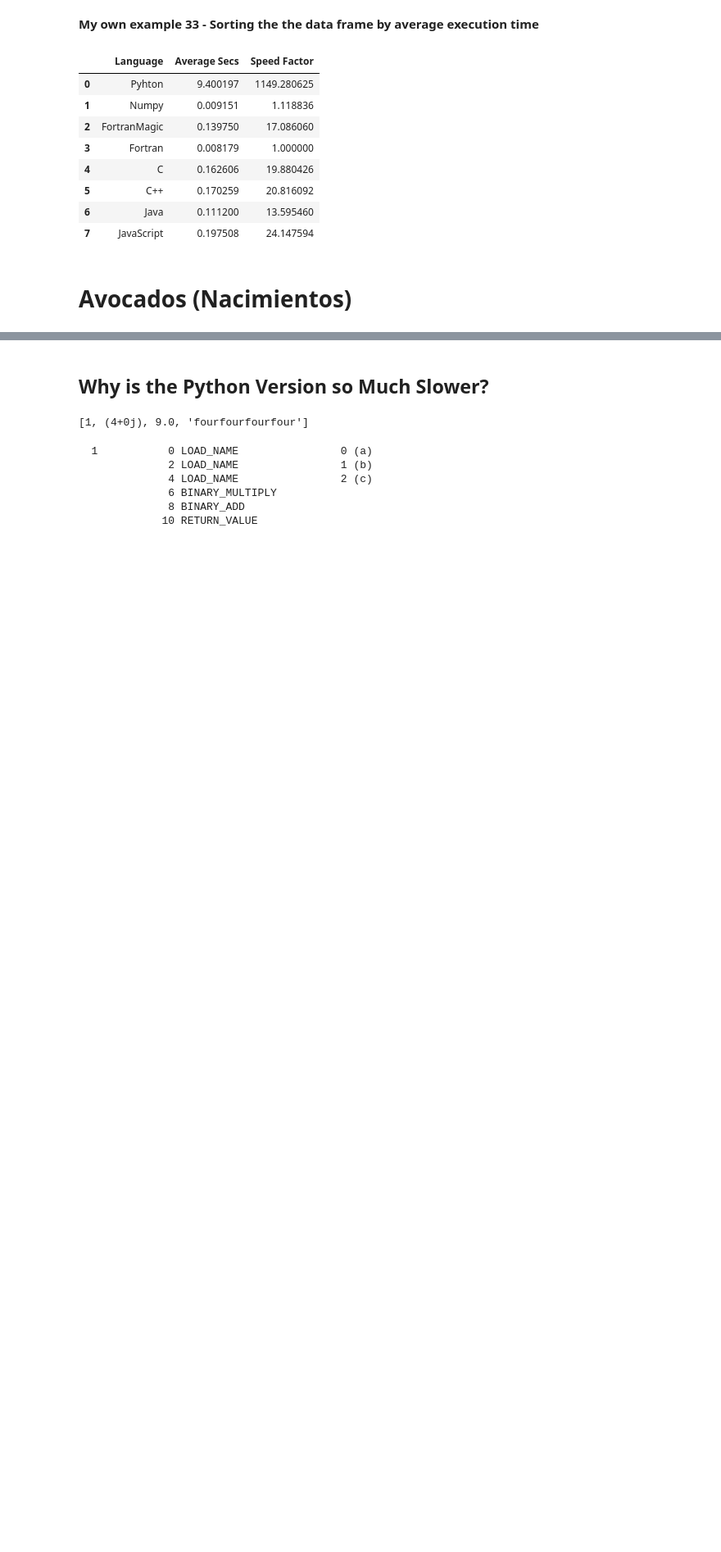
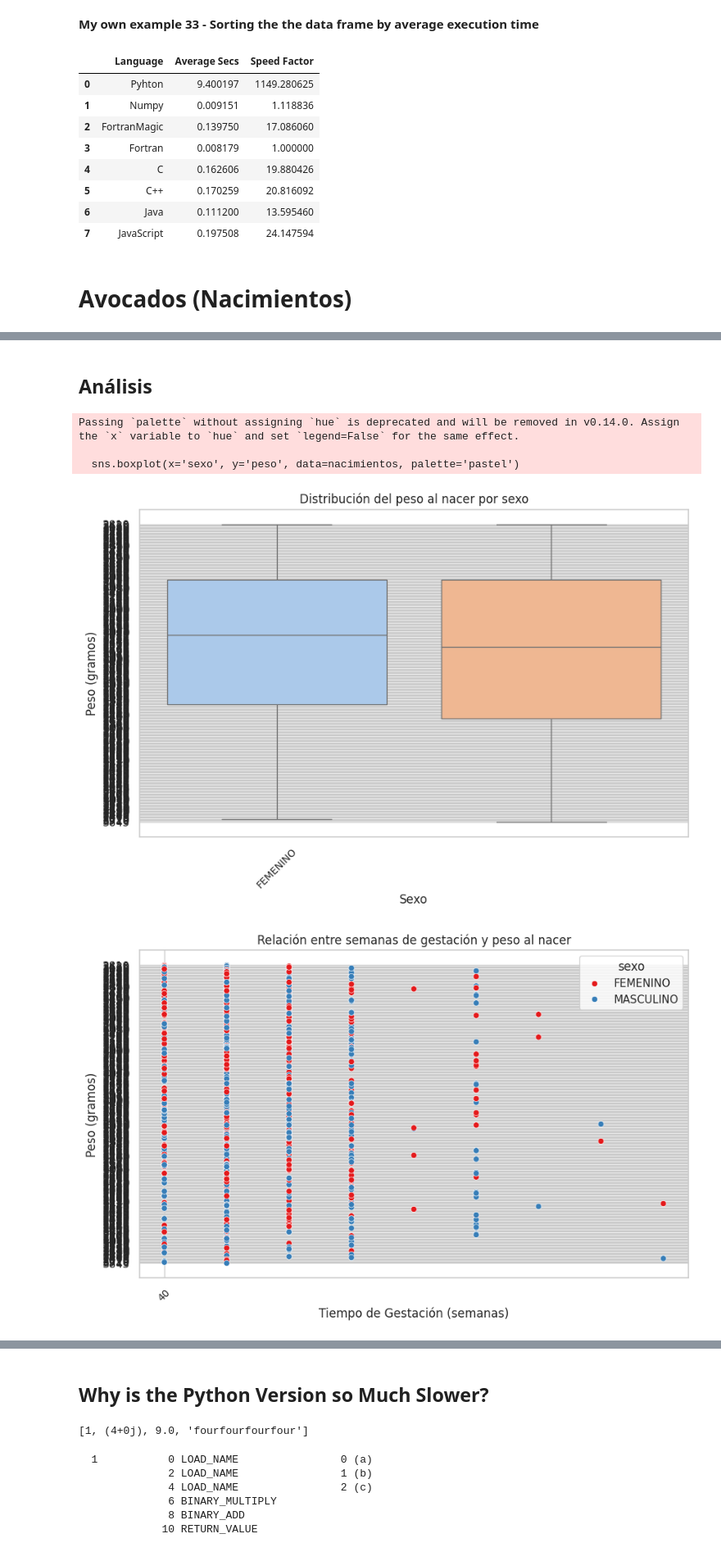
Before and after one commit to isilvao/MetNumUN2024I, a Jupyter notebook: Lab2/isilvao_Lab2.ipynb, the cells around one changed output, grey strips where cells are left out. Shown at 82% size. Cells and saved outputs as stored; diff of their text form; code cells hidden in the pictures; blank space fills up the shorter version.

```diff
--- a/Lab2/isilvao_Lab2.ipynb
+++ b/Lab2/isilvao_Lab2.ipynb
@@ -1032,0 +1022,9 @@ nacimientos.head()
+# %%
+import pandas as pd
+import requests
+
+response = requests.get("https://www.datos.gov.co/resource/ttnc-9dzn.json")
+data = response.json()
+
+nacimientos = pd.DataFrame(data)
+nacimientos.head()
@@ -1032,0 +1038,51 @@ nacimientos.head()
+# %% [markdown]
+## Análisis
+# %%
+import matplotlib.pyplot as plt
+import seaborn as sns
+from statistics import mean
+
+# Perform similar analyses on this new data
+# 1. Distribution of birth weight by sex
+plt.figure(figsize=(10, 6))
+sns.boxplot(x='sexo', y='peso', data=nacimientos, palette='pastel')
+plt.title('Distribución del peso al nacer por sexo')
+plt.xlabel('Sexo')
+plt.ylabel('Peso (gramos)')
+plt.xticks(rotation=45, fontsize=10)
+plt.gca().set_xticks(plt.gca().get_xticks()[::100000])  # Muestra cada segunda etiqueta
+plt.show()
+
+# 2. Relationship between weeks of gestation and birth weight
+plt.figure(figsize=(10, 6))
+sns.scatterplot(x='tiempo_gestaci_n', y='peso', hue='sexo', data=nacimientos, palette='Set1')
+plt.title('Relación entre semanas de gestación y peso al nacer')
+plt.xlabel('Tiempo de Gestación (semanas)')
+plt.ylabel('Peso (gramos)')
+plt.xticks(rotation=45, fontsize=10)
+plt.gca().set_xticks(plt.gca().get_xticks()[::100000])  # Muestra cada segunda etiqueta
+plt.show()
+
+# 3. Age of mother vs birth weight by type of birth
+plt.figure(figsize=(10, 6))
+sns.scatterplot(x='edad_madre', y='peso', hue='tipo_parto', style='sexo', data=nacimientos, palette='husl')
+plt.title('Edad de la madre vs. Peso al nacer por tipo de parto')
+plt.xlabel('Edad de la madre')
+plt.ylabel('Peso (gramos)')
+plt.xticks(rotation=45, fontsize=10)
+plt.gca().set_xticks(plt.gca().get_xticks()[::100000])  # Muestra cada segunda etiqueta
+plt.show()
+
+# 4. Prenatal consultations by type of birth
+plt.figure(figsize=(10, 6))
+sns.boxplot(x='tipo_parto', y='n_mero_consultas_prenatales', data=nacimientos, palette='viridis')
+plt.title('Número de consultas prenatales por tipo de parto')
+plt.xlabel('Tipo de Parto')
+plt.ylabel('Número de Consultas Prenatales')
+plt.show()
+# %% [output]
+Passing `palette` without assigning `hue` is deprecated and will be removed in v0.14.0. Assign the `x` variable to `hue` and set `legend=False` for the same effect.
+
+  sns.boxplot(x='sexo', y='peso', data=nacimientos, palette='pastel')
+[figure, added]
+[figure, added]
```
Also changed, not shown: parts of 3 cells of this notebook.
